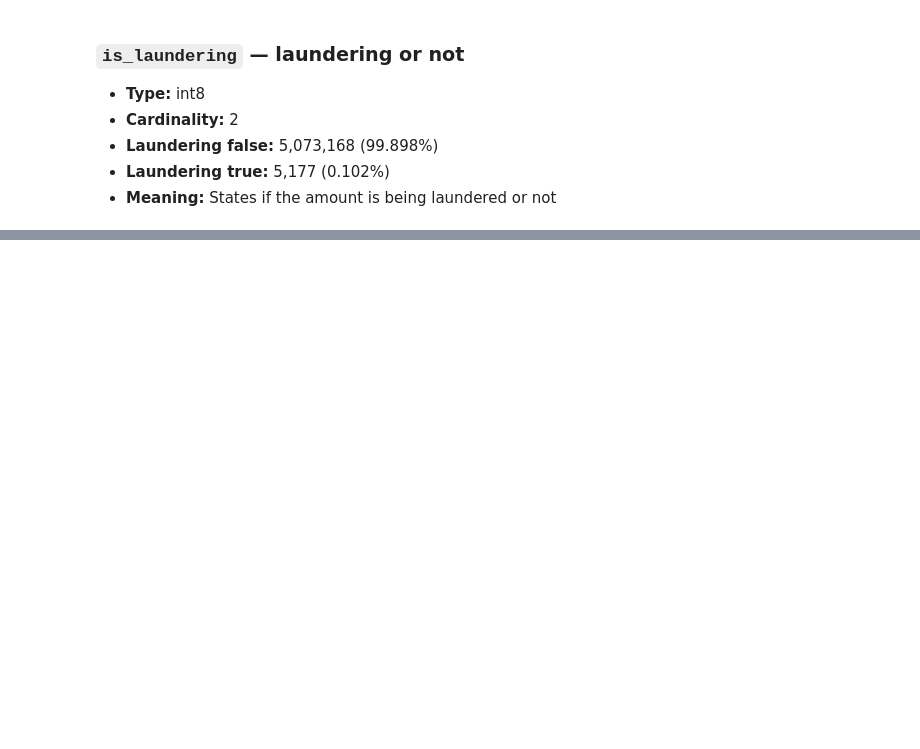
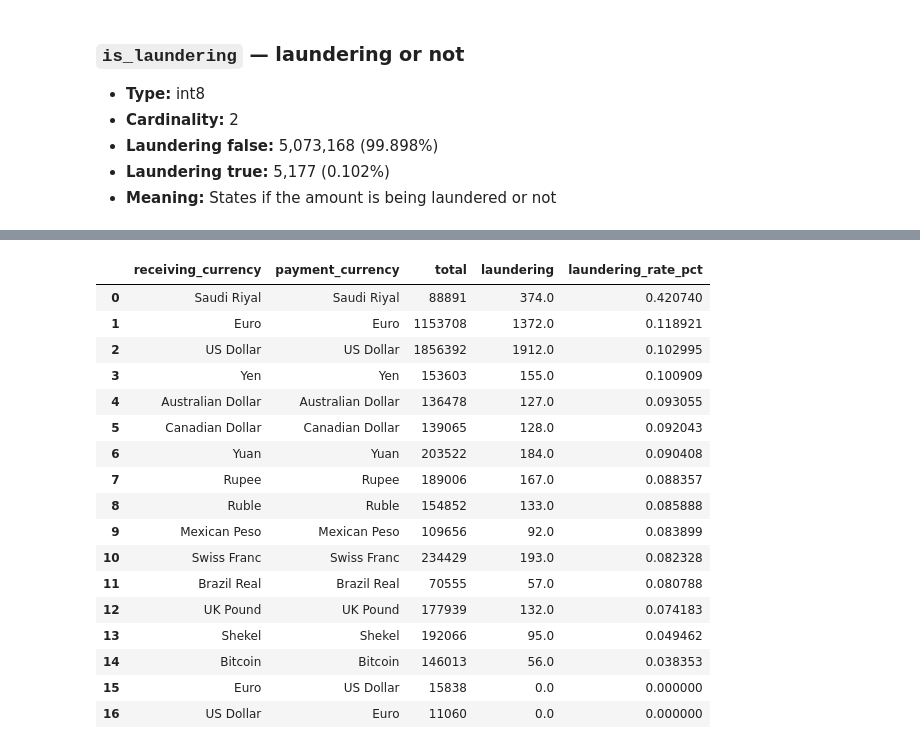
Before and after one commit to abyudh-kattemane/fincrime-sentinel, a Jupyter notebook: notebooks/01_eda.ipynb, the cells around one changed output, grey strips where cells are left out. Saved outputs shown, nothing was run; the diff lists cells and outputs as text; code cells hidden in the pictures; blank space fills up the shorter version.

```diff
--- a/notebooks/01_eda.ipynb
+++ b/notebooks/01_eda.ipynb
@@ -331,0 +550,33 @@ con.execute("""
+# %%
+con.execute("""
+    SELECT
+        receiving_currency,
+        payment_currency,
+        COUNT(*) AS total,
+        SUM(is_laundering) AS laundering,
+        SUM(is_laundering) * 100.0 / COUNT(*) AS laundering_rate_pct
+    FROM transactions
+    GROUP BY receiving_currency, payment_currency
+    HAVING COUNT(*) > 10000
+    ORDER BY laundering_rate_pct DESC
+    LIMIT 20
+""").df()
+# %% [output]
+|  | receiving_currency | payment_currency | total | laundering | laundering_rate_pct |
+| 0 | Saudi Riyal | Saudi Riyal | 88891 | 374.0 | 0.420740 |
+| 1 | Euro | Euro | 1153708 | 1372.0 | 0.118921 |
+| 2 | US Dollar | US Dollar | 1856392 | 1912.0 | 0.102995 |
+| 3 | Yen | Yen | 153603 | 155.0 | 0.100909 |
+| 4 | Australian Dollar | Australian Dollar | 136478 | 127.0 | 0.093055 |
+| 5 | Canadian Dollar | Canadian Dollar | 139065 | 128.0 | 0.092043 |
+| 6 | Yuan | Yuan | 203522 | 184.0 | 0.090408 |
+| 7 | Rupee | Rupee | 189006 | 167.0 | 0.088357 |
+| 8 | Ruble | Ruble | 154852 | 133.0 | 0.085888 |
+| 9 | Mexican Peso | Mexican Peso | 109656 | 92.0 | 0.083899 |
+| 10 | Swiss Franc | Swiss Franc | 234429 | 193.0 | 0.082328 |
+| 11 | Brazil Real | Brazil Real | 70555 | 57.0 | 0.080788 |
+| 12 | UK Pound | UK Pound | 177939 | 132.0 | 0.074183 |
+| 13 | Shekel | Shekel | 192066 | 95.0 | 0.049462 |
+| 14 | Bitcoin | Bitcoin | 146013 | 56.0 | 0.038353 |
+| 15 | Euro | US Dollar | 15838 | 0.0 | 0.000000 |
+| 16 | US Dollar | Euro | 11060 | 0.0 | 0.000000 |
```
Also changed, not shown: parts of 27 cells of this notebook.
